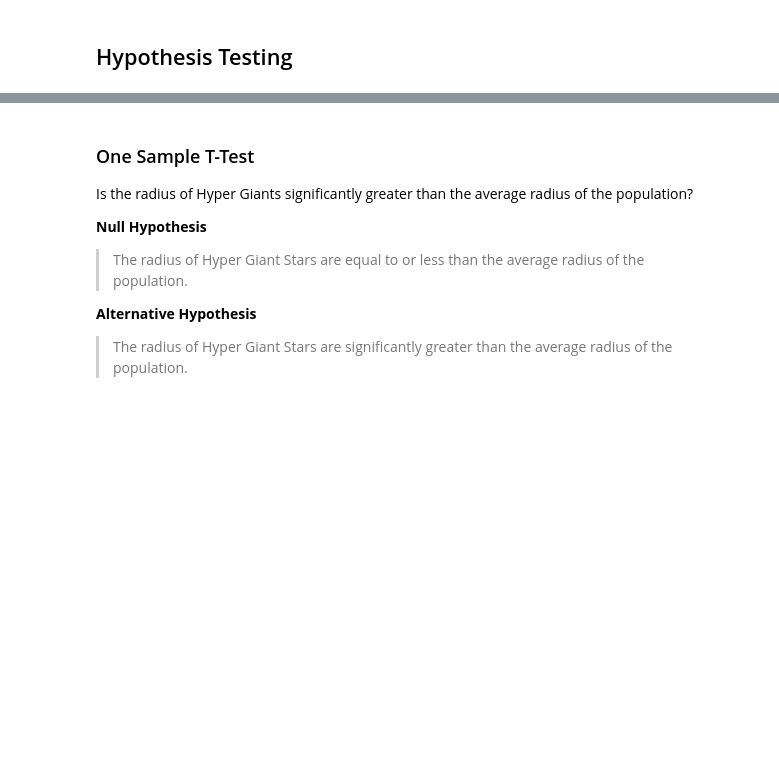
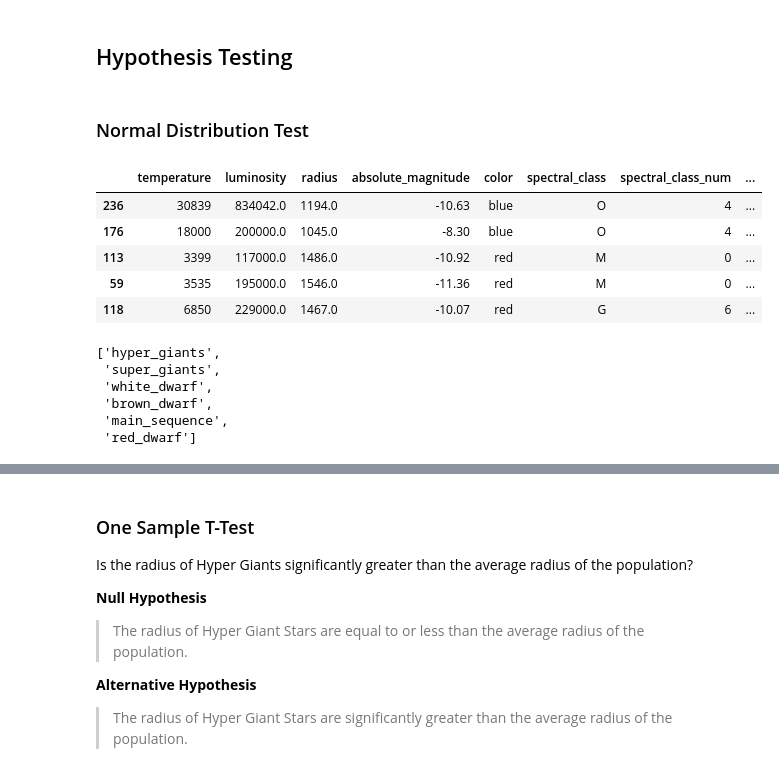
Before and after one commit to Promeos/Stellar_Classification, a Jupyter notebook: Final-Report.ipynb, the cells around one changed output, grey strips where cells are left out. Drawn from its saved outputs; the diff is of its cells as text; code cells hidden in the pictures; blank space fills up the shorter version.

```diff
--- a/Final-Report.ipynb
+++ b/Final-Report.ipynb
@@ -314,3 +316,5 @@ color_spectral_ctb = src.color_by_spectral_class(train)
 # %%
 confidence_interval = .95
 alpha = 1 - confidence_interval
+# %% [markdown]
+### Normal Distribution Test
@@ -316,0 +328,21 @@ alpha = 1 - confidence_interval
+# %%
+hyper_giants.head()
+# %% [output]
+|  | temperature | luminosity | radius | absolute_magnitude | color | spectral_class | spectral_class_num | ... |
+| 236 | 30839 | 834042.0 | 1194.0 | -10.63 | blue | O | 4 | ... |
+| 176 | 18000 | 200000.0 | 1045.0 | -8.30 | blue | O | 4 | ... |
+| 113 | 3399 | 117000.0 | 1486.0 | -10.92 | red | M | 0 | ... |
+| 59 | 3535 | 195000.0 | 1546.0 | -11.36 | red | M | 0 | ... |
+| 118 | 6850 | 229000.0 | 1467.0 | -10.07 | red | G | 6 | ... |
+# %%
+numeric_cols = list(train.select_dtypes('number').columns)
+
+stars_data = [hyper_giants, super_giants, main_sequence,
+              white_dwarf, brown_dwarf, red_dwarf]
+# %% [output]
+['hyper_giants',
+ 'super_giants',
+ 'white_dwarf',
+ 'brown_dwarf',
+ 'main_sequence',
+ 'red_dwarf']
```
Also changed, not shown: parts of 8 cells of this notebook.
